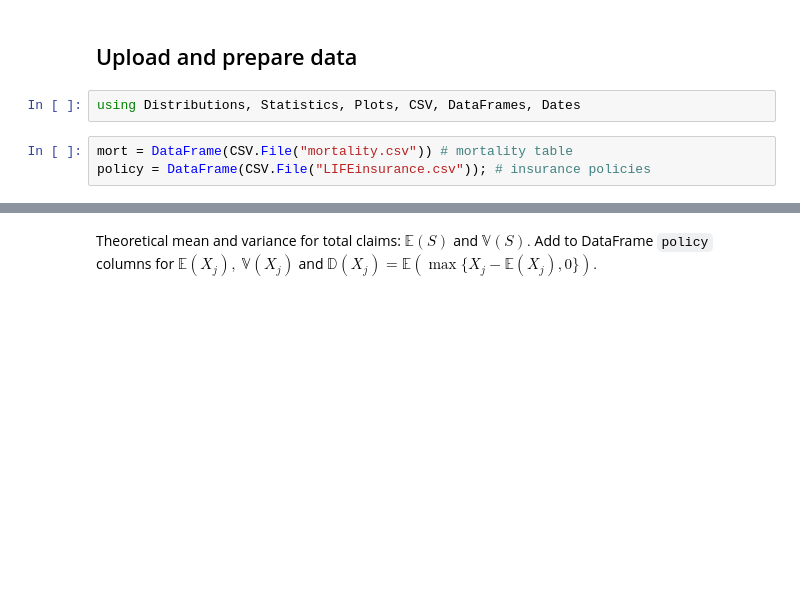
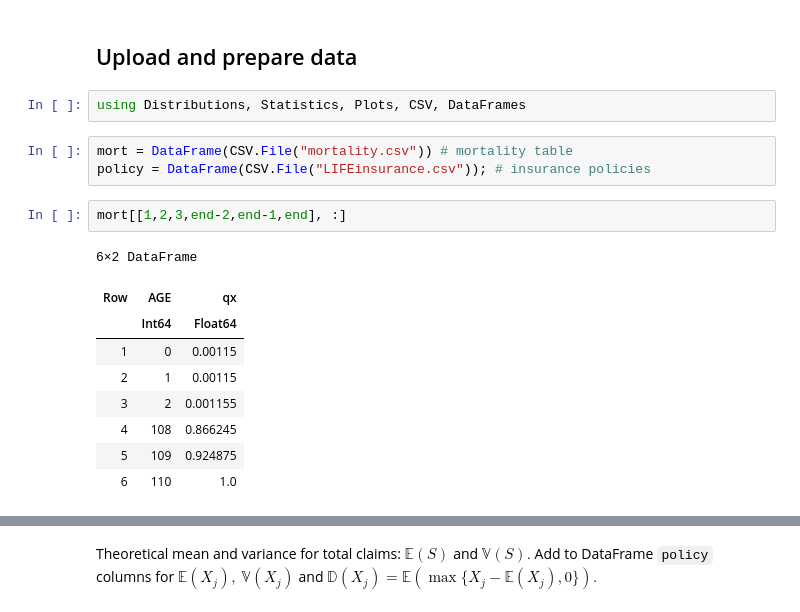
Before and after one commit to fercervantes27/RiskTheory, a Jupyter notebook: src/008_ExerciseJupyter.ipynb, the cells around one changed output, grey strips where cells are left out. Drawn from its saved outputs; the diff is of its cells as text; blank space fills up the shorter version.

```diff
--- a/src/008_ExerciseJupyter.ipynb
+++ b/src/008_ExerciseJupyter.ipynb
@@ -8,7 +8,19 @@ Use the data and calculations from Exercise 1.7 and assume that the insurance co
 # %% [markdown]
 ## Upload and prepare data
 # %%
-using Distributions, Statistics, Plots, CSV, DataFrames, Dates
+using Distributions, Statistics, Plots, CSV, DataFrames
 # %%
 mort = DataFrame(CSV.File("mortality.csv")) # mortality table
 policy = DataFrame(CSV.File("LIFEinsurance.csv")); # insurance policies
+# %%
+mort[[1,2,3,end-2,end-1,end], :]
+# %% [output]
+6×2 DataFrame
+| Row | AGE | qx |
+|  | Int64 | Float64 |
+| 1 | 0 | 0.00115 |
+| 2 | 1 | 0.00115 |
+| 3 | 2 | 0.001155 |
+| 4 | 108 | 0.866245 |
+| 5 | 109 | 0.924875 |
+| 6 | 110 | 1.0 |
```
Also changed, not shown: parts of 35 cells of this notebook.
